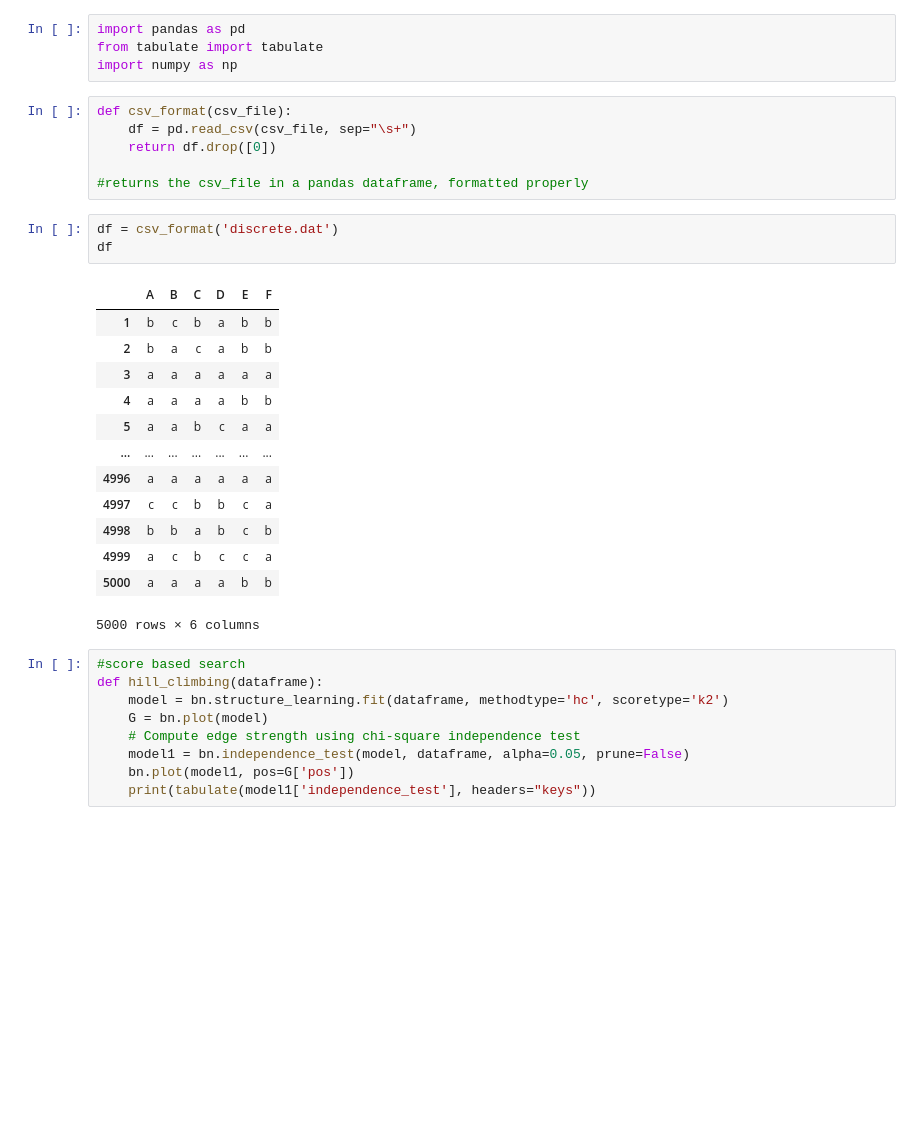
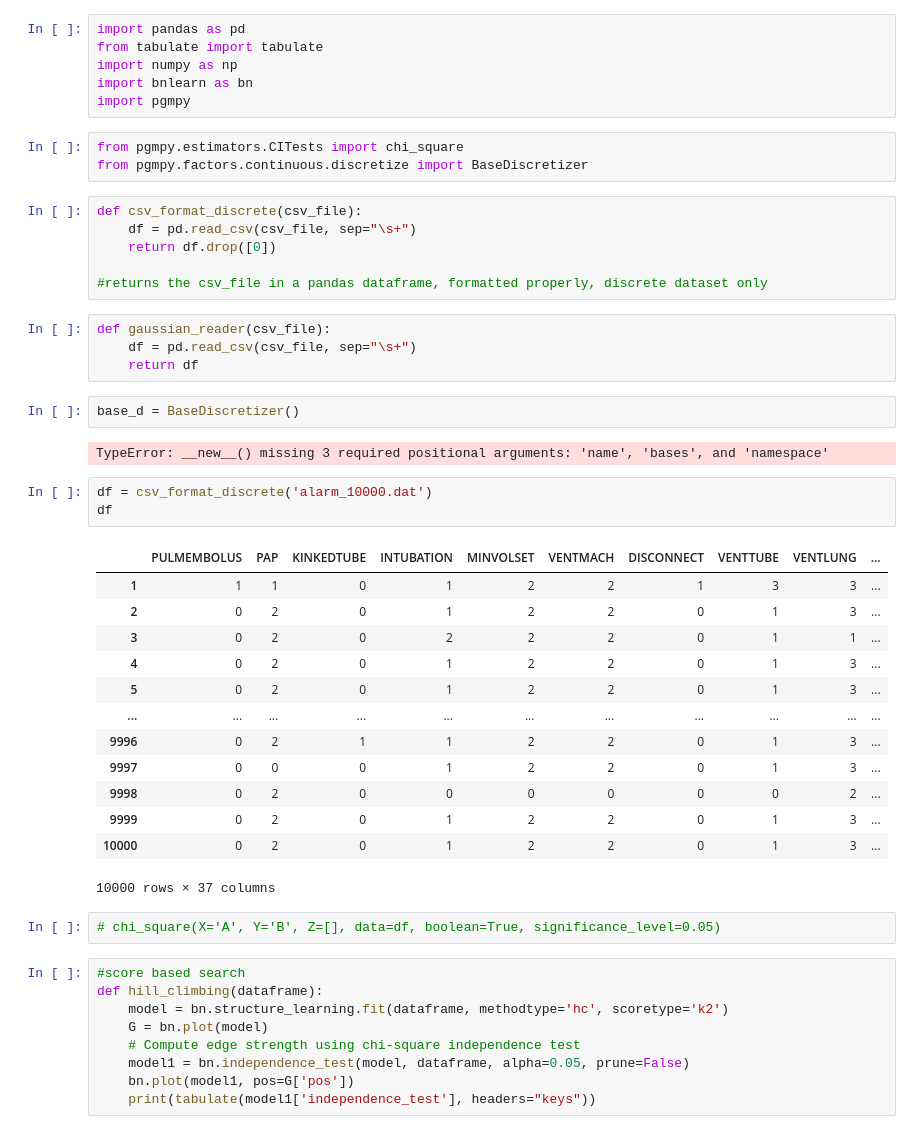
Before and after one commit to Elicit3495/ML_FYP, a Jupyter notebook: Untitled1.ipynb, the cells around one changed output. Drawn from its saved outputs; the diff is of its cells as text; blank space fills up the shorter version.

```diff
--- a/Untitled1.ipynb
+++ b/Untitled1.ipynb
@@ -2,29 +2,44 @@
 import pandas as pd
 from tabulate import tabulate
 import numpy as np
+import bnlearn as bn
+import pgmpy
+# %%
+from pgmpy.estimators.CITests import chi_square
+from pgmpy.factors.continuous.discretize import BaseDiscretizer
 # %%
-def csv_format(csv_file):
+def csv_format_discrete(csv_file):
     df = pd.read_csv(csv_file, sep="\s+")
     return df.drop([0])
 
-#returns the csv_file in a pandas dataframe, formatted properly
+#returns the csv_file in a pandas dataframe, formatted properly, discrete dataset only
+# %%
+def gaussian_reader(csv_file):
+    df = pd.read_csv(csv_file, sep="\s+")
+    return df
+# %%
+base_d = BaseDiscretizer()
+# %% [output]
+TypeError: __new__() missing 3 required positional arguments: 'name', 'bases', and 'namespace'
 # %%
-df = csv_format('discrete.dat')
+df = csv_format_discrete('alarm_10000.dat')
 df
 # %% [output]
-|  | A | B | C | D | E | F |
-| 1 | b | c | b | a | b | b |
-| 2 | b | a | c | a | b | b |
-| 3 | a | a | a | a | a | a |
-| 4 | a | a | a | a | b | b |
-| 5 | a | a | b | c | a | a |
-| ... | ... | ... | ... | ... | ... | ... |
-| 4996 | a | a | a | a | a | a |
-| 4997 | c | c | b | b | c | a |
-| 4998 | b | b | a | b | c | b |
-| 4999 | a | c | b | c | c | a |
-| 5000 | a | a | a | a | b | b |
+|  | PULMEMBOLUS | PAP | KINKEDTUBE | INTUBATION | MINVOLSET | VENTMACH | DISCONNECT | VENTTUBE | VENTLUNG | ... |
+| 1 | 1 | 1 | 0 | 1 | 2 | 2 | 1 | 3 | 3 | ... |
+| 2 | 0 | 2 | 0 | 1 | 2 | 2 | 0 | 1 | 3 | ... |
+| 3 | 0 | 2 | 0 | 2 | 2 | 2 | 0 | 1 | 1 | ... |
+| 4 | 0 | 2 | 0 | 1 | 2 | 2 | 0 | 1 | 3 | ... |
+| 5 | 0 | 2 | 0 | 1 | 2 | 2 | 0 | 1 | 3 | ... |
+| ... | ... | ... | ... | ... | ... | ... | ... | ... | ... | ... |
+| 9996 | 0 | 2 | 1 | 1 | 2 | 2 | 0 | 1 | 3 | ... |
+| 9997 | 0 | 0 | 0 | 1 | 2 | 2 | 0 | 1 | 3 | ... |
+| 9998 | 0 | 2 | 0 | 0 | 0 | 0 | 0 | 0 | 2 | ... |
+| 9999 | 0 | 2 | 0 | 1 | 2 | 2 | 0 | 1 | 3 | ... |
+| 10000 | 0 | 2 | 0 | 1 | 2 | 2 | 0 | 1 | 3 | ... |
-5000 rows × 6 columns
+10000 rows × 37 columns
+# %%
+# chi_square(X='A', Y='B', Z=[], data=df, boolean=True, significance_level=0.05)
 # %%
 #score based search
 def hill_climbing(dataframe):
```
Also changed, not shown: parts of 15 cells of this notebook, 1 other file.
